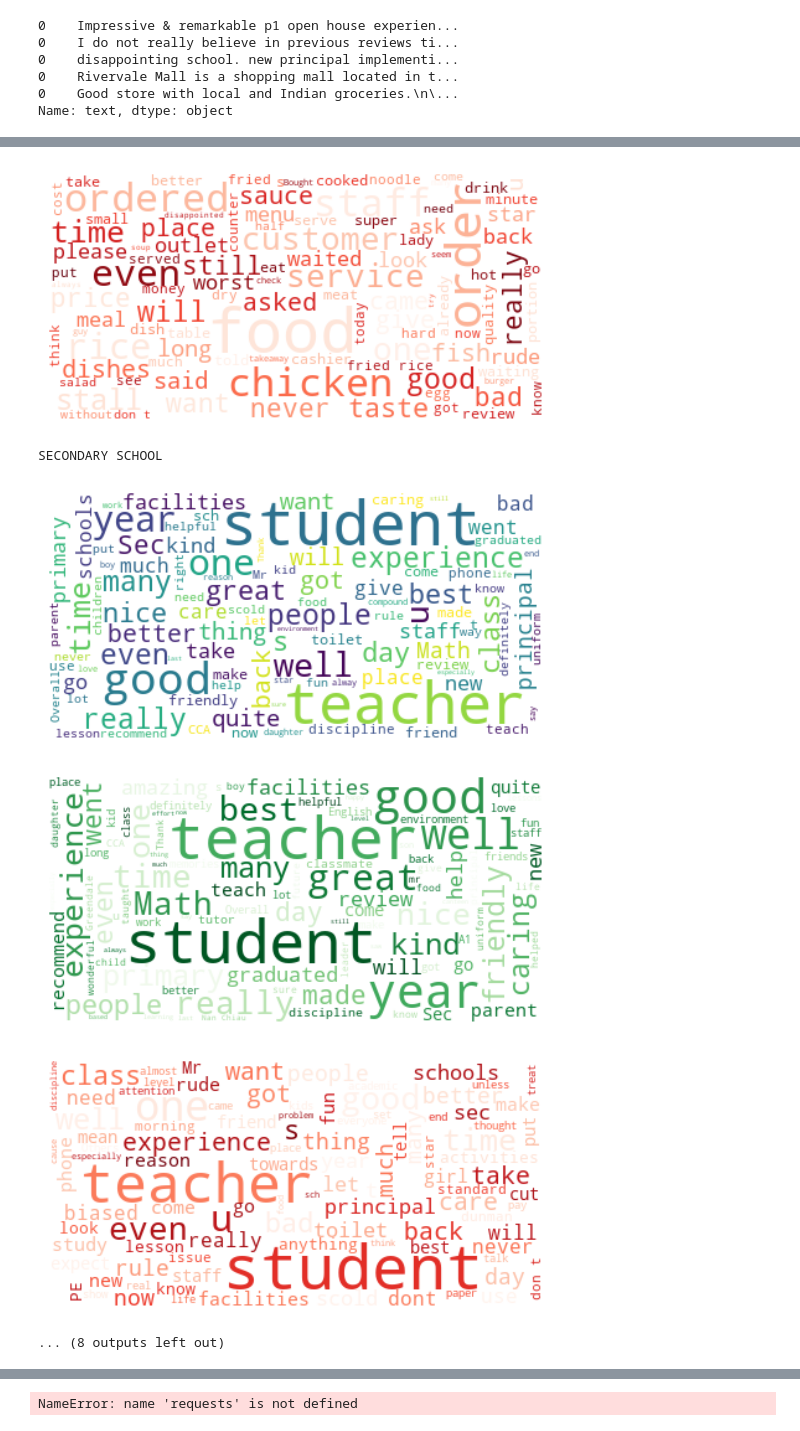
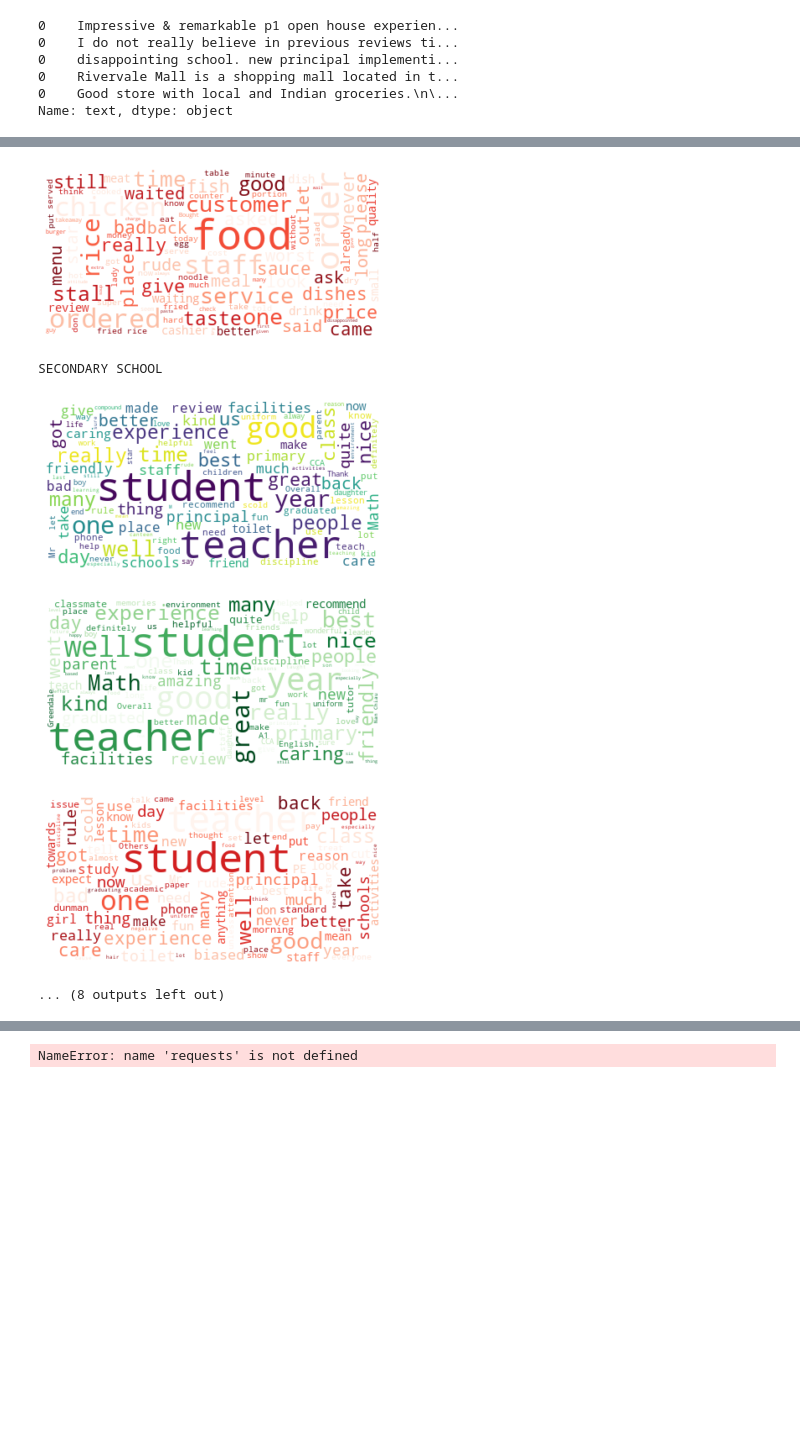
Before and after one commit to luckyzero0/MtechISS, a Jupyter notebook: s2_prac_capstone.ipynb, the cells around one changed output, grey strips where cells are left out. Saved outputs shown, nothing was run; the diff lists cells and outputs as text; code cells hidden in the pictures; blank space fills up the shorter version.

```diff
--- a/s2_prac_capstone.ipynb
+++ b/s2_prac_capstone.ipynb
@@ -266,8 +234,9 @@ array(['PRIMARY SCHOOL', 'RESTAURANT', 'SECONDARY SCHOOL',
 # %%
 stopwords = list(set(STOPWORDS))
+self_added_list = ['will','u','even','go','want','sch','s','sec','pri','come','dont','t','etc','see','must','n']
 
 def show_word_cloud(text, stopwords, colormap=None):
-    wordcloud = WordCloud(stopwords=stopwords+type_e.lower().split(' '),colormap=colormap, max_font_size=50, max_words=100, background_color="white").generate(text)
+    wordcloud = WordCloud(stopwords=stopwords+type_e.lower().split(' ')+self_added_list,colormap=colormap, max_font_size=50, max_words=100, background_color="white").generate(text)
     plt.figure()
     plt.imshow(wordcloud, interpolation="bilinear")
     plt.axis("off")
@@ -299,6 +268,6 @@ RESTAURANT
-[figure, old version]
+[figure, new version]
 SECONDARY SCHOOL
-[figure, old version]
+[figure, new version]
-[figure, old version]
+[figure, new version]
-[figure, old version]
+[figure, new version]
 ... (8 outputs left out)
```
Also changed, not shown: parts of 39 cells of this notebook, 1 other file.
